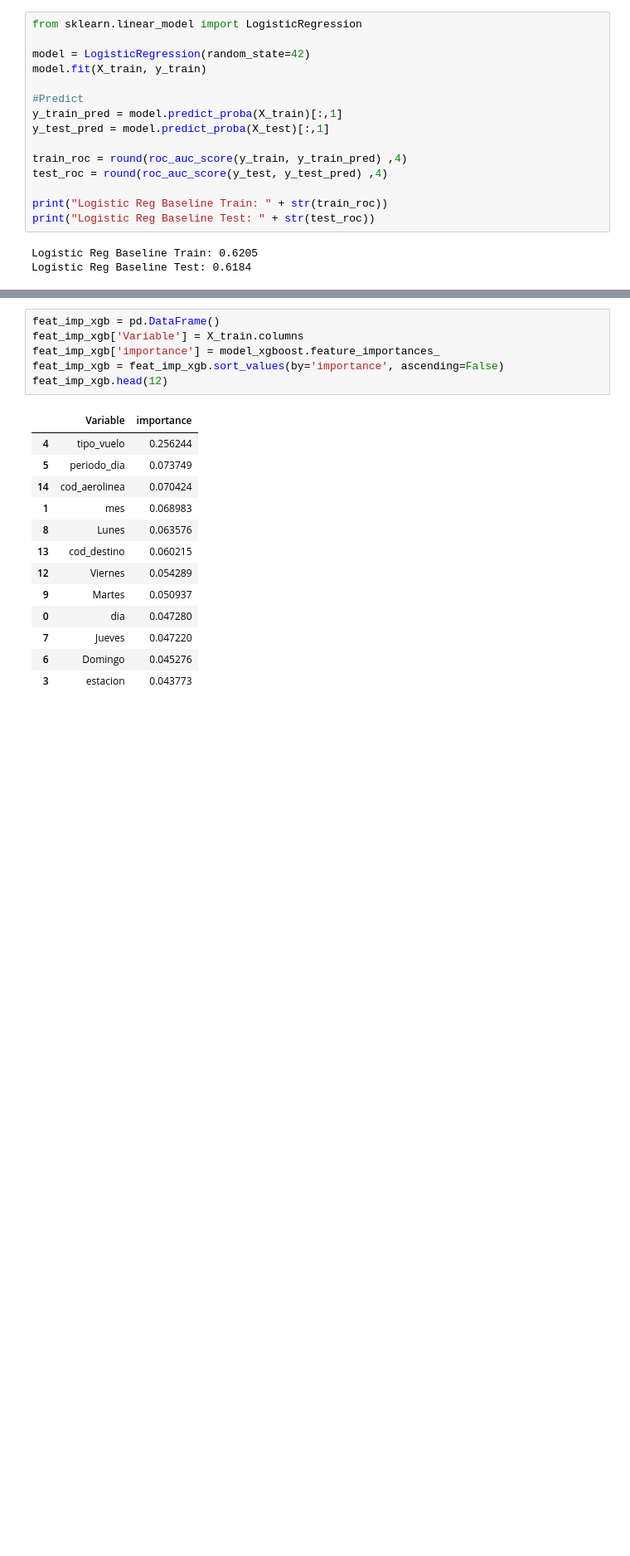
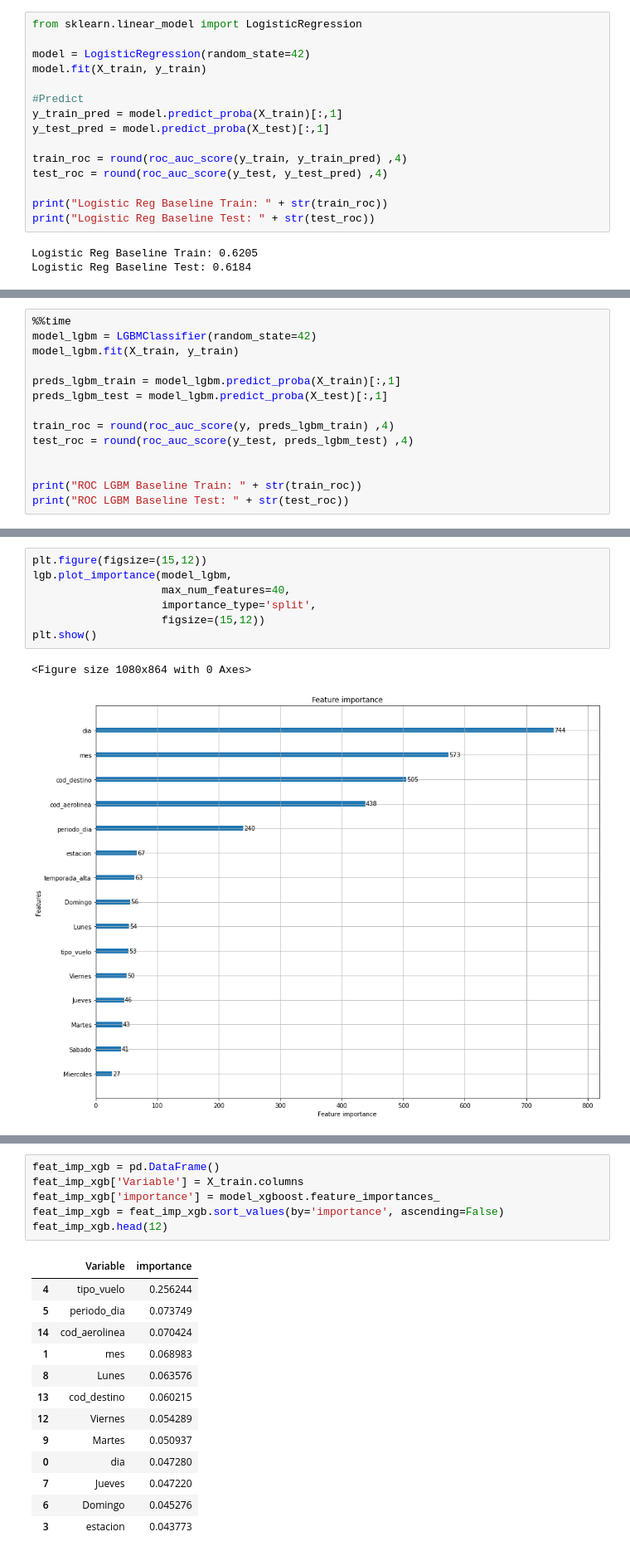
Before and after one commit to julianaplacido/challenge_ds_placido, a Jupyter notebook: 3_baseline_model.ipynb, the cells around one changed output, grey strips where cells are left out. Shown at 83% size. Cells and saved outputs as stored; diff of their text form; blank space fills up the shorter version.

Commit message:
Baseline Models

```diff
--- a/3_baseline_model.ipynb
+++ b/3_baseline_model.ipynb
@@ -113,0 +117,14 @@ Tree Classifier Baseline Test: 0.6746
+# %%
+%%time
+model_lgbm = LGBMClassifier(random_state=42)
+model_lgbm.fit(X_train, y_train)
+
+preds_lgbm_train = model_lgbm.predict_proba(X_train)[:,1]
+preds_lgbm_test = model_lgbm.predict_proba(X_test)[:,1]
+
+train_roc = round(roc_auc_score(y, preds_lgbm_train) ,4)
+test_roc = round(roc_auc_score(y_test, preds_lgbm_test) ,4)
+
+
+print("ROC LGBM Baseline Train: " + str(train_roc))
+print("ROC LGBM Baseline Test: " + str(test_roc))
@@ -114,3 +154,13 @@ Tree Classifier Baseline Test: 0.6746
+# %%
+plt.figure(figsize=(15,12))
+lgb.plot_importance(model_lgbm,
+                    max_num_features=40,
+                    importance_type='split',
+                    figsize=(15,12))
+plt.show()
+# %% [output]
+<Figure size 1080x864 with 0 Axes>
+[figure, added]
 # %%
 %%time
 model_xgboost = XGBClassifier(random_state=42)
```
Also changed, not shown: parts of 10 cells of this notebook.
